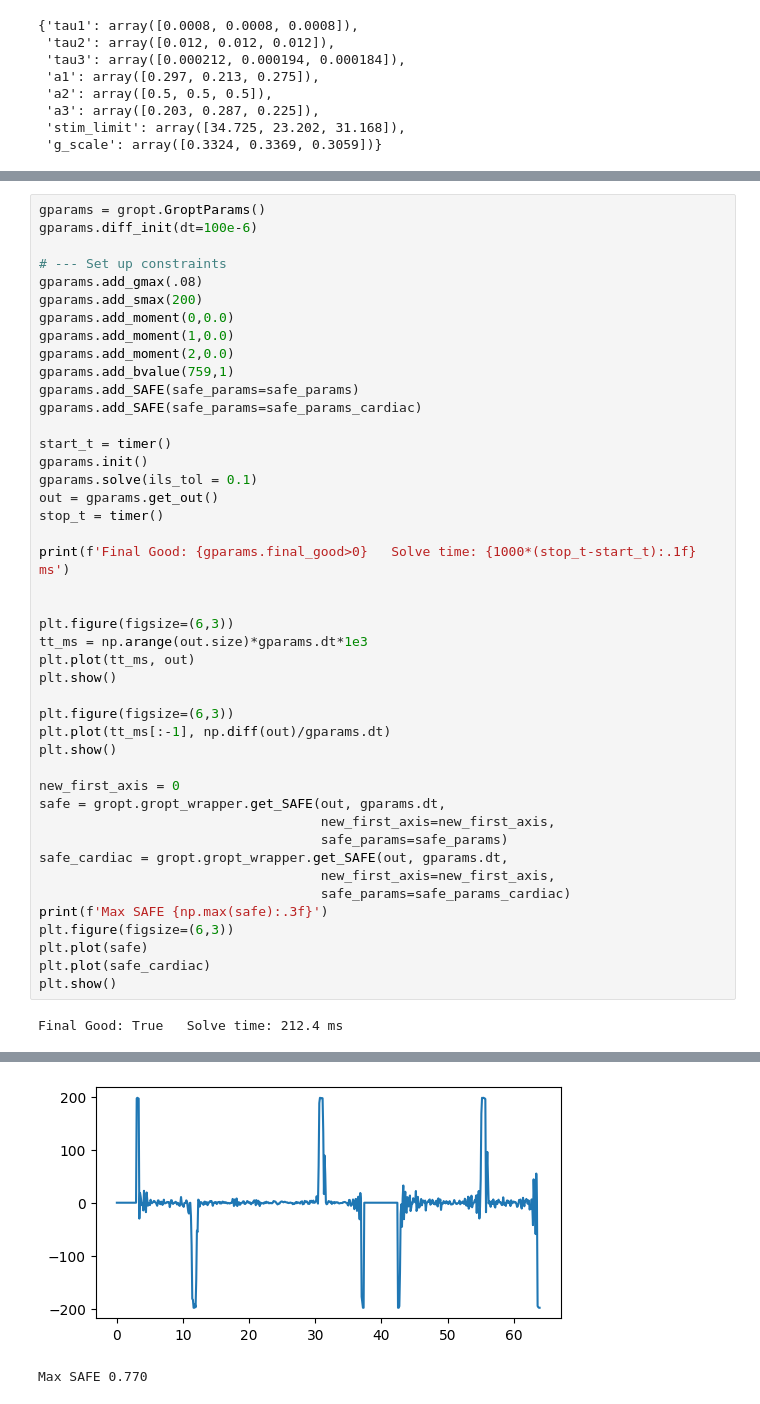
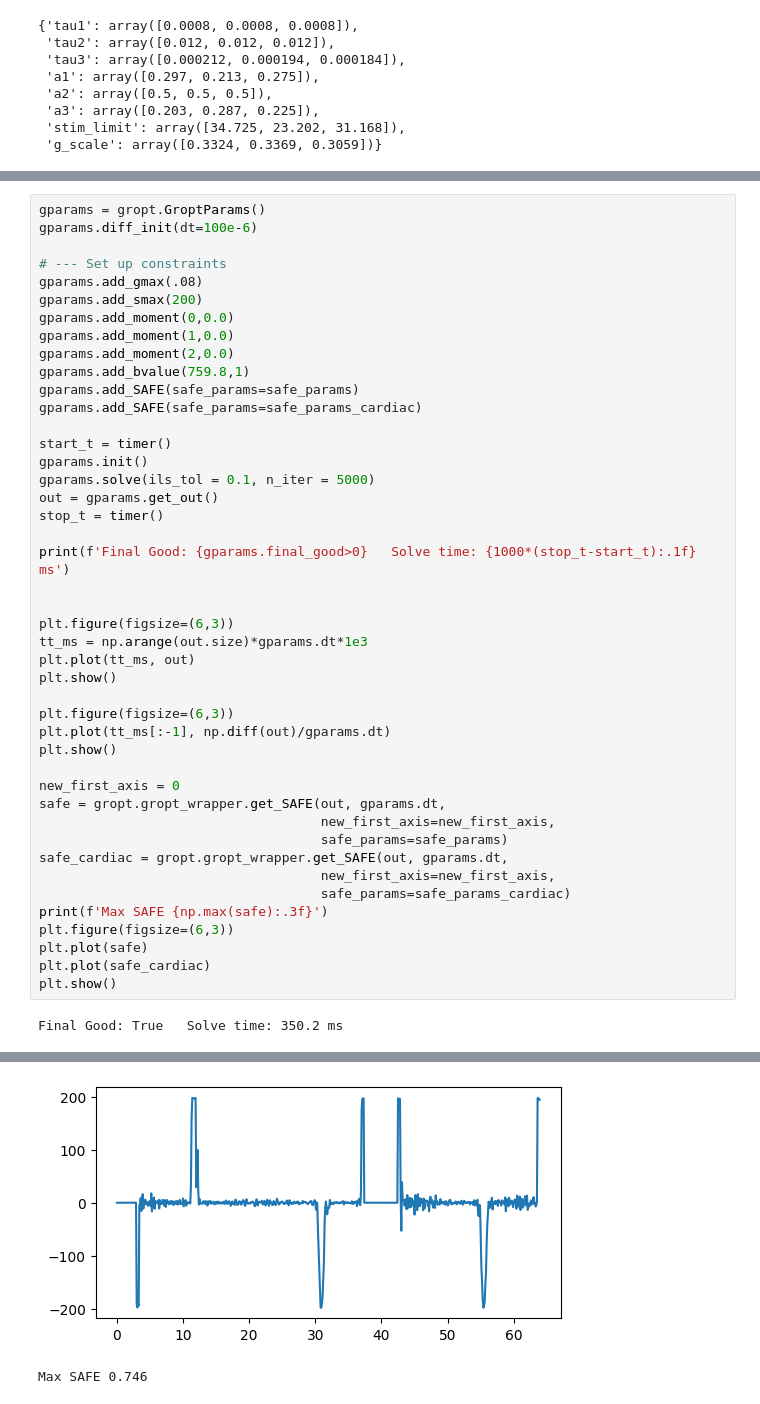
Before and after one commit to cmr-group/gropt-dev, a Jupyter notebook: examples/safe_diff/multi_constraint.ipynb, the cells around one changed output, grey strips where cells are left out. Saved outputs shown, nothing was run; the diff lists cells and outputs as text.

```diff
--- a/examples/safe_diff/multi_constraint.ipynb
+++ b/examples/safe_diff/multi_constraint.ipynb
@@ -73,13 +93,13 @@ gparams.add_smax(200)
 gparams.add_moment(0,0.0)
 gparams.add_moment(1,0.0)
 gparams.add_moment(2,0.0)
-gparams.add_bvalue(759,1)
+gparams.add_bvalue(759.8,1)
 gparams.add_SAFE(safe_params=safe_params)
 gparams.add_SAFE(safe_params=safe_params_cardiac)
 
 start_t = timer()
 gparams.init()
-gparams.solve(ils_tol = 0.1)
+gparams.solve(ils_tol = 0.1, n_iter = 5000)
 out = gparams.get_out()
 stop_t = timer()
 
@@ -108,4 +128,4 @@ plt.plot(safe)
 plt.plot(safe_cardiac)
 plt.show()
 # %% [output]
-Final Good: True   Solve time: 212.4 ms
+Final Good: True   Solve time: 350.2 ms
@@ -113,2 +133,2 @@ Final Good: True   Solve time: 212.4 ms
-[figure, old version]
+[figure, new version]
-Max SAFE 0.770
+Max SAFE 0.746
```
Also changed, not shown: parts of 3 cells of this notebook, 13 other files.
